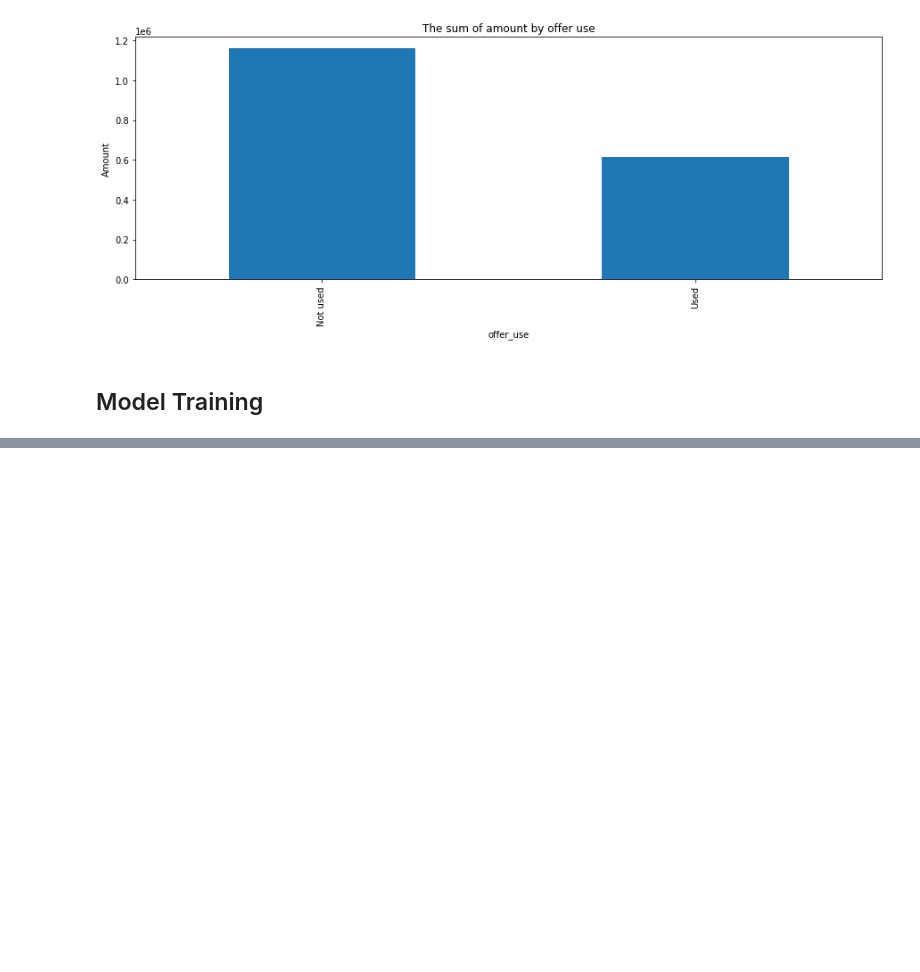
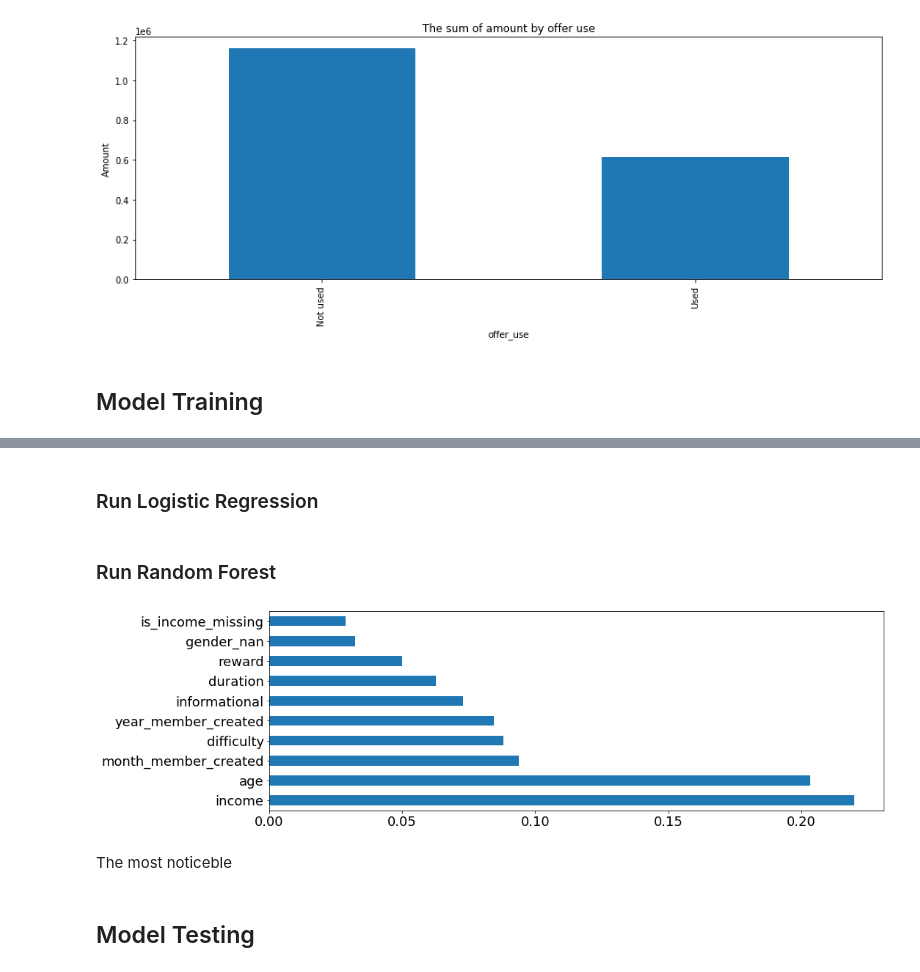
Before and after one commit to keyanyang/starbucks-mobile-app-offer-analysis, a Jupyter notebook: notebooks/analysis.ipynb, the cells around one changed output, grey strips where cells are left out. Drawn from its saved outputs; the diff is of its cells as text; code cells hidden in the pictures; blank space fills up the shorter version.

Commit message:
feat: build and evaluate models

```diff
--- a/notebooks/analysis.ipynb
+++ b/notebooks/analysis.ipynb
@@ -424,0 +420,2 @@ df_clean.head()
+# %%
+X_train, X_test, y_train, y_test = train_model.data_preparation(df_clean, 'is_offer_used')
@@ -424,0 +424,18 @@ df_clean.head()
+# %%
+mv = train_model.run_majority_vote(X_train, y_train)
+# %% [markdown]
+### Run Logistic Regression
+# %%
+lr = train_model.run_logistic_regression(X_train, y_train)
+# %% [markdown]
+### Run Random Forest
+# %%
+rf = train_model.run_random_forest(X_train, y_train)
+# %%
+visualize.plot_feature_importance(rf, df_clean.columns.drop(['is_offer_used']))
+# %% [output]
+[figure, added]
+# %% [markdown]
+The most noticeble
+# %% [markdown]
+## Model Testing
```
Also changed, not shown: parts of 15 cells of this notebook, 3 other files.
